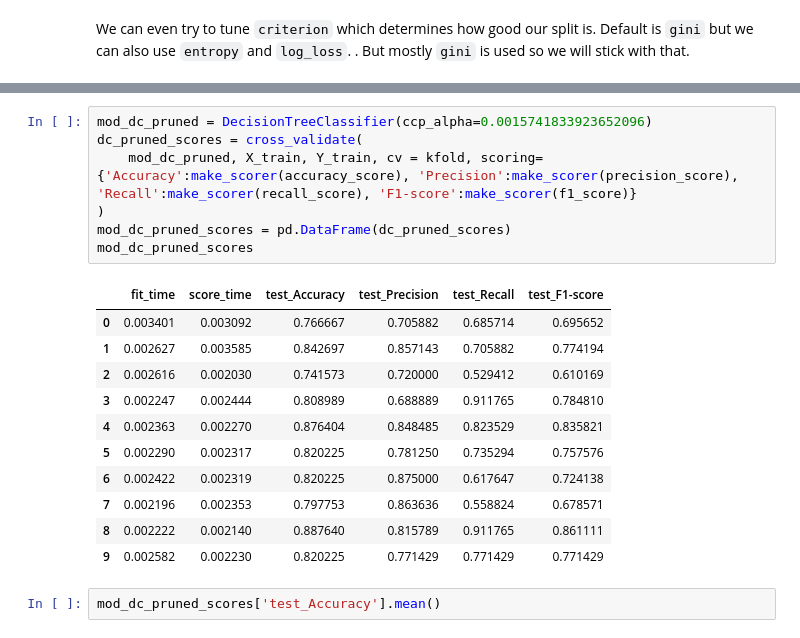
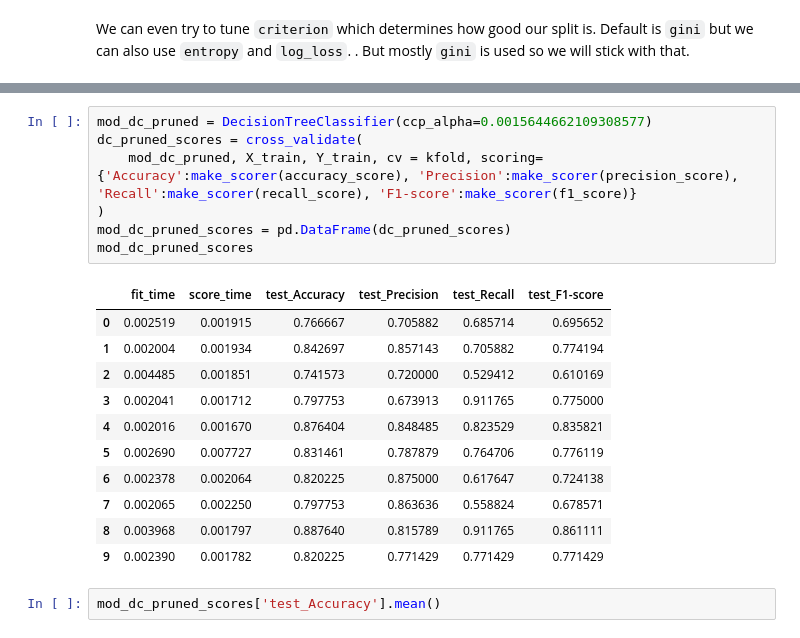
Before and after one commit to nvmcr/My_Portfolio, a Jupyter notebook: Approaching_Classification_Problem/Notebook.ipynb, the cells around one changed output, grey strips where cells are left out. Drawn from its saved outputs; the diff is of its cells as text.

```diff
--- a/Approaching_Classification_Problem/Notebook.ipynb
+++ b/Approaching_Classification_Problem/Notebook.ipynb
@@ -1086,22 +1098,22 @@ grid_dc.best_params_
 # %%
-mod_dc_pruned = DecisionTreeClassifier(ccp_alpha=0.0015741833923652096)
+mod_dc_pruned = DecisionTreeClassifier(ccp_alpha=0.0015644662109308577)
 dc_pruned_scores = cross_validate(
     mod_dc_pruned, X_train, Y_train, cv = kfold, scoring={'Accuracy':make_scorer(accuracy_score), 'Precision':make_scorer(precision_score), 'Recall':make_scorer(recall_score), 'F1-score':make_scorer(f1_score)}
 )
 mod_dc_pruned_scores = pd.DataFrame(dc_pruned_scores)
 mod_dc_pruned_scores
 # %% [output]
 |  | fit_time | score_time | test_Accuracy | test_Precision | test_Recall | test_F1-score |
-| 0 | 0.003401 | 0.003092 | 0.766667 | 0.705882 | 0.685714 | 0.695652 |
-| 1 | 0.002627 | 0.003585 | 0.842697 | 0.857143 | 0.705882 | 0.774194 |
-| 2 | 0.002616 | 0.002030 | 0.741573 | 0.720000 | 0.529412 | 0.610169 |
-| 3 | 0.002247 | 0.002444 | 0.808989 | 0.688889 | 0.911765 | 0.784810 |
-| 4 | 0.002363 | 0.002270 | 0.876404 | 0.848485 | 0.823529 | 0.835821 |
-| 5 | 0.002290 | 0.002317 | 0.820225 | 0.781250 | 0.735294 | 0.757576 |
-| 6 | 0.002422 | 0.002319 | 0.820225 | 0.875000 | 0.617647 | 0.724138 |
-| 7 | 0.002196 | 0.002353 | 0.797753 | 0.863636 | 0.558824 | 0.678571 |
-| 8 | 0.002222 | 0.002140 | 0.887640 | 0.815789 | 0.911765 | 0.861111 |
-| 9 | 0.002582 | 0.002230 | 0.820225 | 0.771429 | 0.771429 | 0.771429 |
+| 0 | 0.002519 | 0.001915 | 0.766667 | 0.705882 | 0.685714 | 0.695652 |
+| 1 | 0.002004 | 0.001934 | 0.842697 | 0.857143 | 0.705882 | 0.774194 |
+| 2 | 0.004485 | 0.001851 | 0.741573 | 0.720000 | 0.529412 | 0.610169 |
+| 3 | 0.002041 | 0.001712 | 0.797753 | 0.673913 | 0.911765 | 0.775000 |
+| 4 | 0.002016 | 0.001670 | 0.876404 | 0.848485 | 0.823529 | 0.835821 |
+| 5 | 0.002690 | 0.007727 | 0.831461 | 0.787879 | 0.764706 | 0.776119 |
+| 6 | 0.002378 | 0.002064 | 0.820225 | 0.875000 | 0.617647 | 0.724138 |
+| 7 | 0.002065 | 0.002250 | 0.797753 | 0.863636 | 0.558824 | 0.678571 |
+| 8 | 0.003968 | 0.001797 | 0.887640 | 0.815789 | 0.911765 | 0.861111 |
+| 9 | 0.002390 | 0.001782 | 0.820225 | 0.771429 | 0.771429 | 0.771429 |
 # %%
 mod_dc_pruned_scores['test_Accuracy'].mean()
 # %% [output]
```
Also changed, not shown: parts of 43 cells of this notebook, 2 other files.
